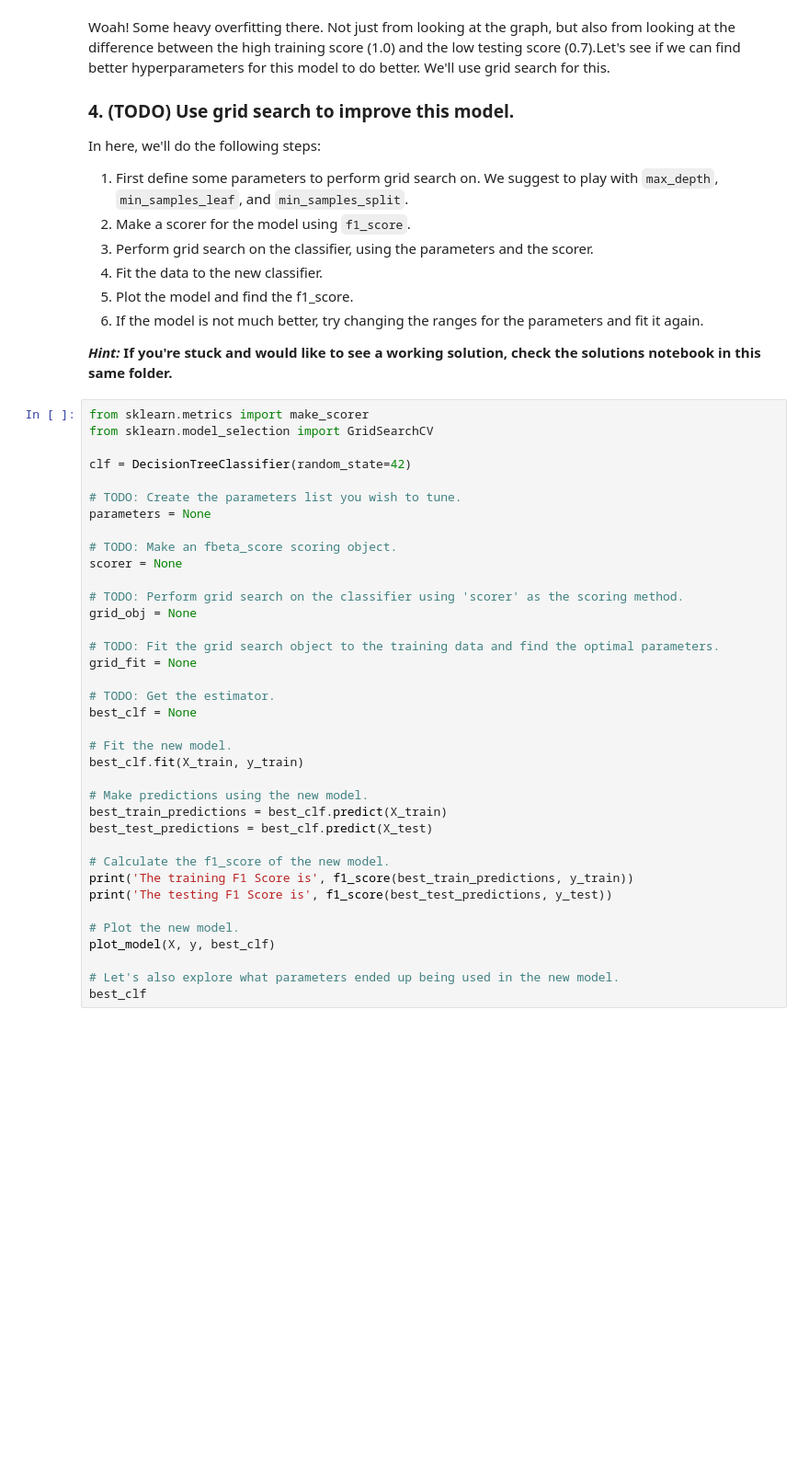
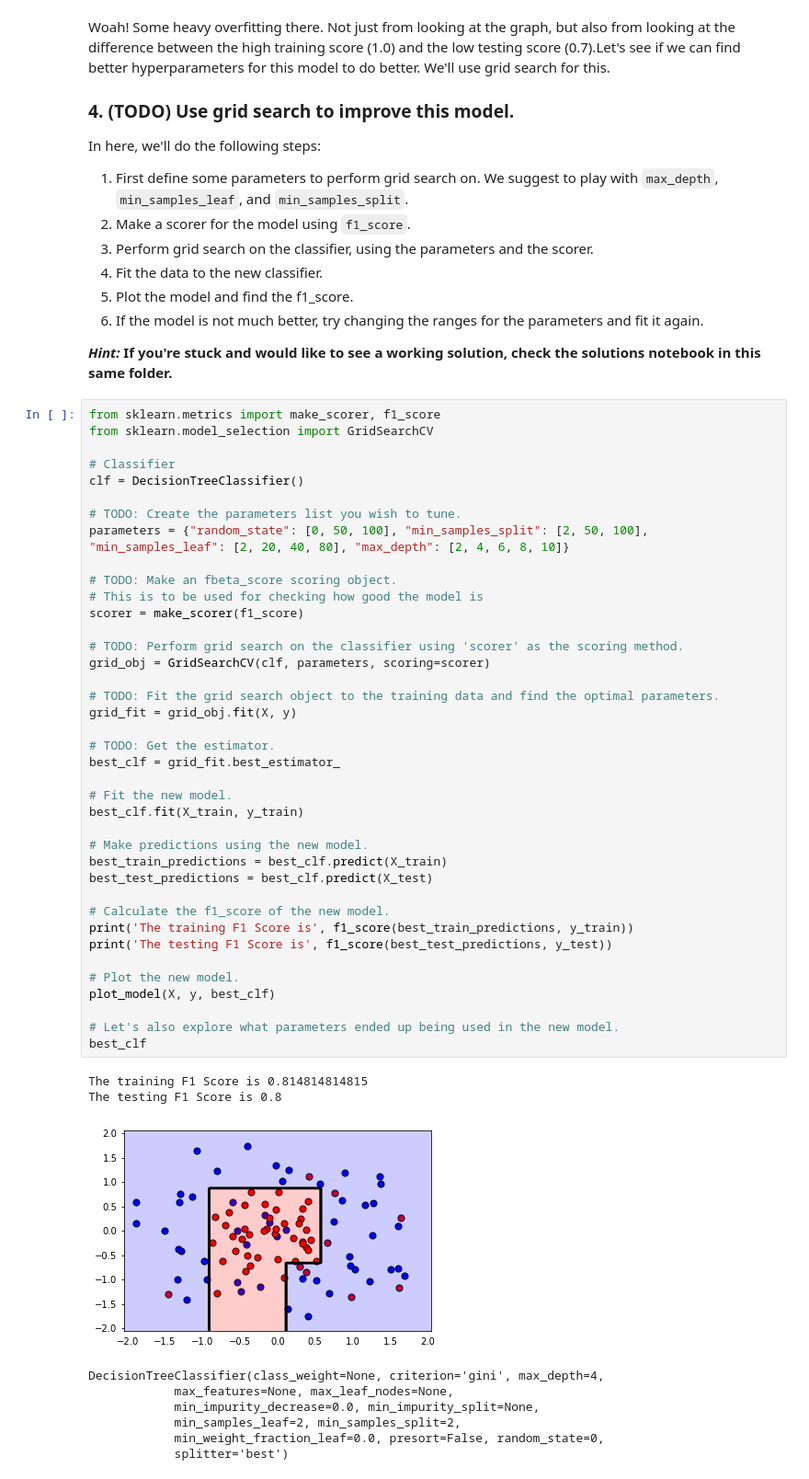
Before and after one commit to stardustxx/machine-learning-nanodegree, a Jupyter notebook: labs/Grid_Search_Lab.ipynb, the cells around one changed output. Shown at 92% size. Drawn from its saved outputs; the diff is of its cells as text; blank space fills up the shorter version.

```diff
--- a/labs/Grid_Search_Lab.ipynb
+++ b/labs/Grid_Search_Lab.ipynb
@@ -119,39 +119,51 @@ In here, we'll do the following steps:
 
 **_Hint:_ If you're stuck and would like to see a working solution, check the solutions notebook in this same folder.**
 # %%
-from sklearn.metrics import make_scorer
+from sklearn.metrics import make_scorer, f1_score
 from sklearn.model_selection import GridSearchCV
 
-clf = DecisionTreeClassifier(random_state=42)
+# Classifier
+clf = DecisionTreeClassifier()
 
 # TODO: Create the parameters list you wish to tune.
-parameters = None
+parameters = {"random_state": [0, 50, 100], "min_samples_split": [2, 50, 100], "min_samples_leaf": [2, 20, 40, 80], "max_depth": [2, 4, 6, 8, 10]}
 
 # TODO: Make an fbeta_score scoring object.
-scorer = None
+# This is to be used for checking how good the model is
+scorer = make_scorer(f1_score)
 
 # TODO: Perform grid search on the classifier using 'scorer' as the scoring method.
-grid_obj = None
+grid_obj = GridSearchCV(clf, parameters, scoring=scorer)
 
 # TODO: Fit the grid search object to the training data and find the optimal parameters.
-grid_fit = None
+grid_fit = grid_obj.fit(X, y)
 
 # TODO: Get the estimator.
-best_clf = None
+best_clf = grid_fit.best_estimator_
 
 # Fit the new model.
 best_clf.fit(X_train, y_train)
 
 # Make predictions using the new model.
 best_train_predictions = best_clf.predict(X_train)
 best_test_predictions = best_clf.predict(X_test)
 
 # Calculate the f1_score of the new model.
 print('The training F1 Score is', f1_score(best_train_predictions, y_train))
 print('The testing F1 Score is', f1_score(best_test_predictions, y_test))
 
 # Plot the new model.
 plot_model(X, y, best_clf)
 
 # Let's also explore what parameters ended up being used in the new model.
 best_clf
+# %% [output]
+The training F1 Score is 0.814814814815
+The testing F1 Score is 0.8
+[figure, added]
+DecisionTreeClassifier(class_weight=None, criterion='gini', max_depth=4,
+            max_features=None, max_leaf_nodes=None,
+            min_impurity_decrease=0.0, min_impurity_split=None,
+            min_samples_leaf=2, min_samples_split=2,
+            min_weight_fraction_leaf=0.0, presort=False, random_state=0,
+            splitter='best')
```
